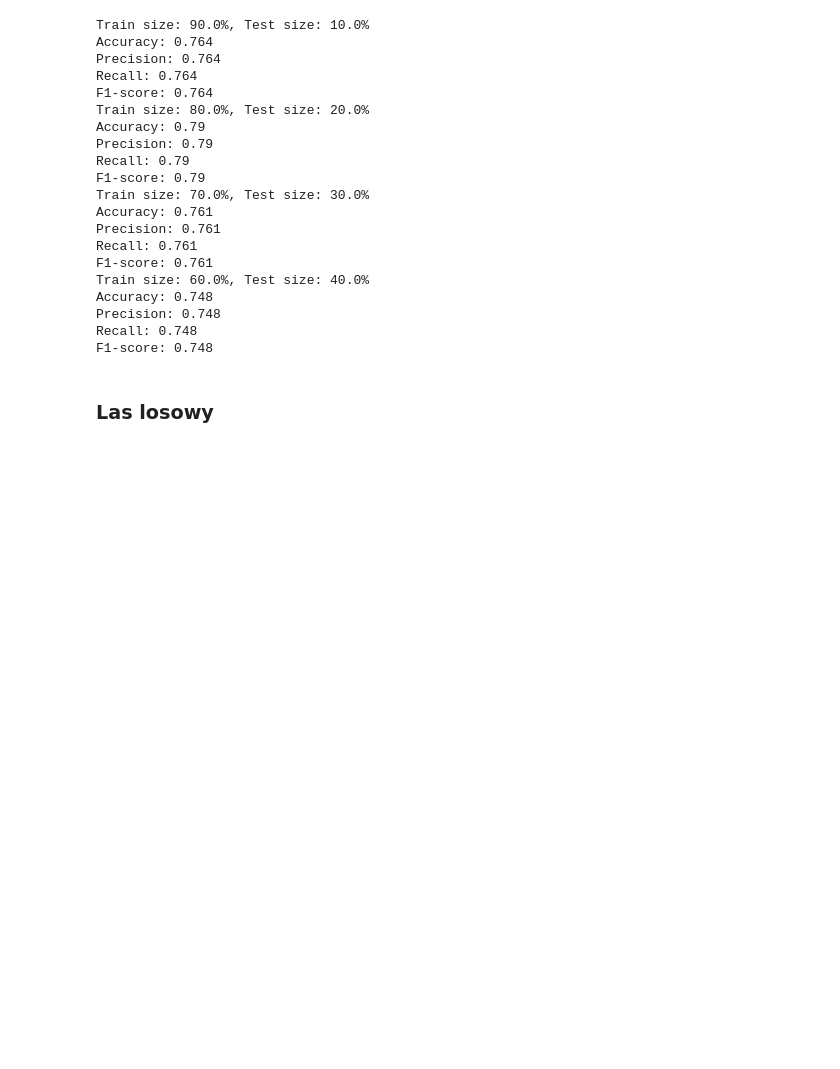
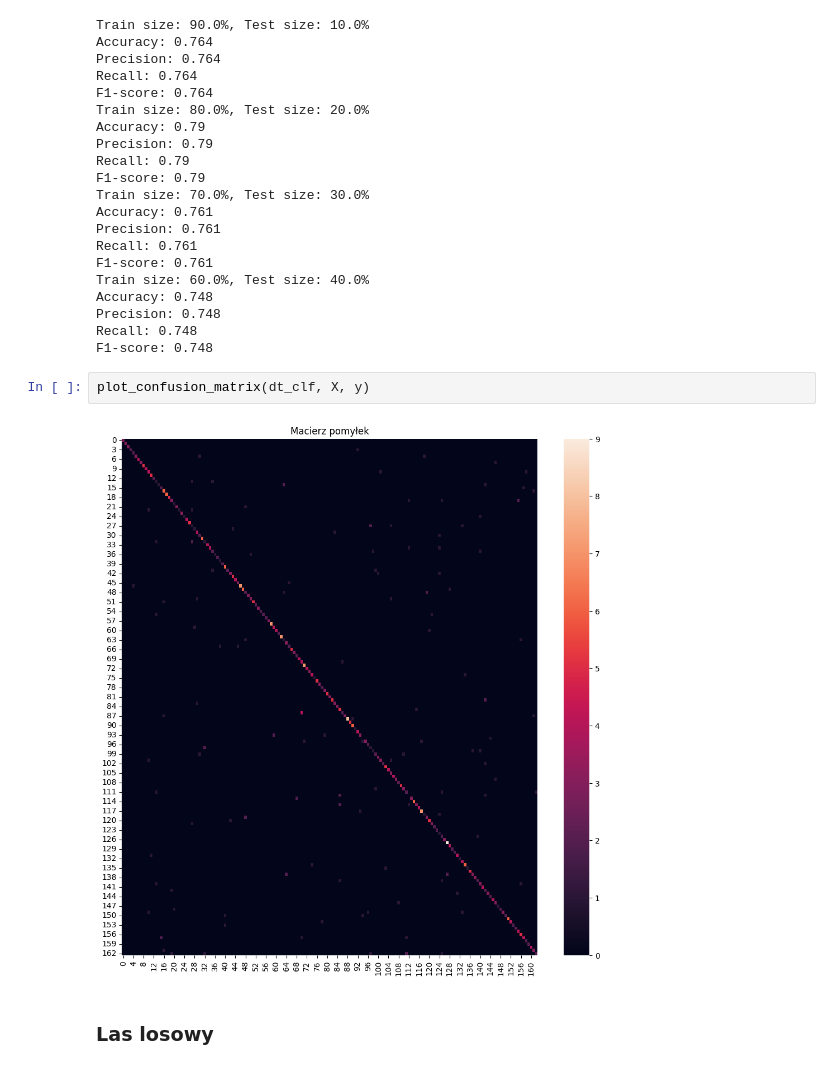
Before and after one commit to KacperUrban/Machine-learning-course, a Jupyter notebook: Second_Part/Projekt_nr_2.ipynb, the cells around one changed output. Saved outputs shown, nothing was run; the diff lists cells and outputs as text; blank space fills up the shorter version.

```diff
--- a/Second_Part/Projekt_nr_2.ipynb
+++ b/Second_Part/Projekt_nr_2.ipynb
@@ -300,6 +314,10 @@ Accuracy: 0.748
 Precision: 0.748
 Recall: 0.748
 F1-score: 0.748
+# %%
+plot_confusion_matrix(dt_clf, X, y)
+# %% [output]
+[figure, added]
 # %% [markdown]
 ### Las losowy
 # %%
```
Also changed, not shown: parts of 16 cells of this notebook.
